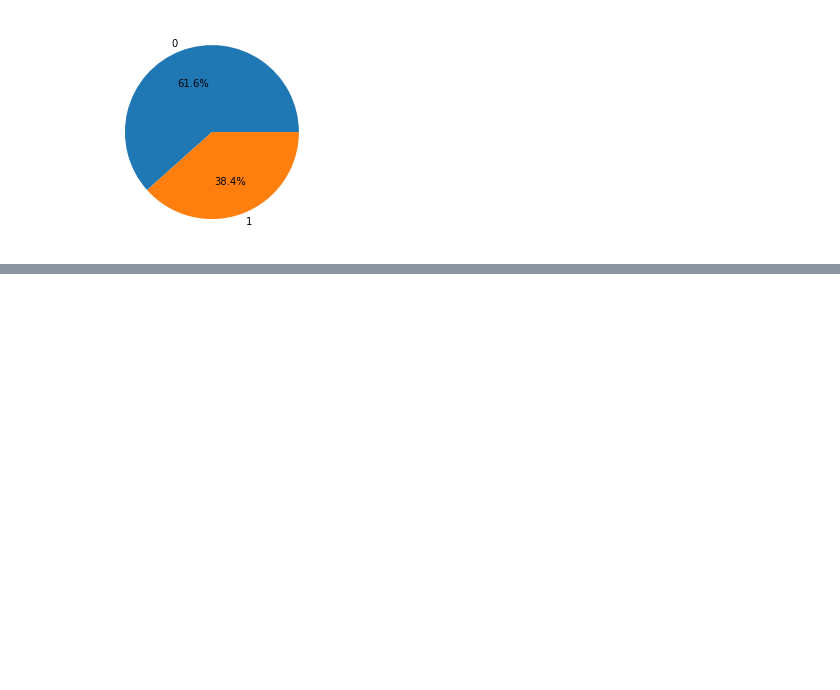
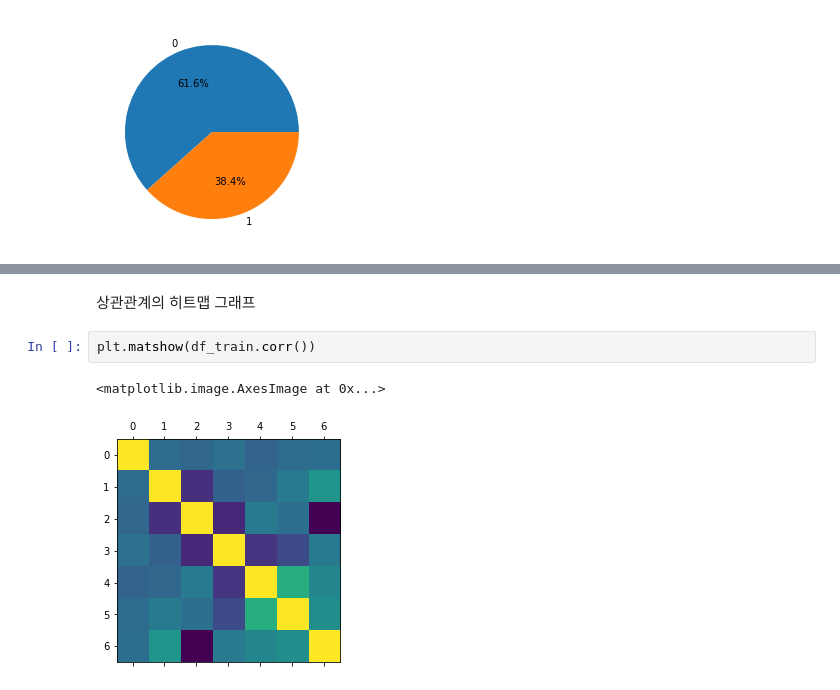
Before and after one commit to githeral/cnu_artificial_intelligence, a Jupyter notebook: 타이타닉 생존자 예측 프로그램(pandas활용).ipynb, the cells around one changed output, grey strips where cells are left out. Saved outputs shown, nothing was run; the diff lists cells and outputs as text; blank space fills up the shorter version.

```diff
--- a/타이타닉 생존자 예측 프로그램(pandas활용).ipynb
+++ b/타이타닉 생존자 예측 프로그램(pandas활용).ipynb
@@ -169,0 +282,7 @@ plt.show()
+# %% [markdown]
+상관관계의 히트맵 그래프
+# %%
+plt.matshow(df_train.corr())
+# %% [output]
+<matplotlib.image.AxesImage at 0x...>
+[figure, added]
```
Also changed, not shown: parts of 24 cells of this notebook.
